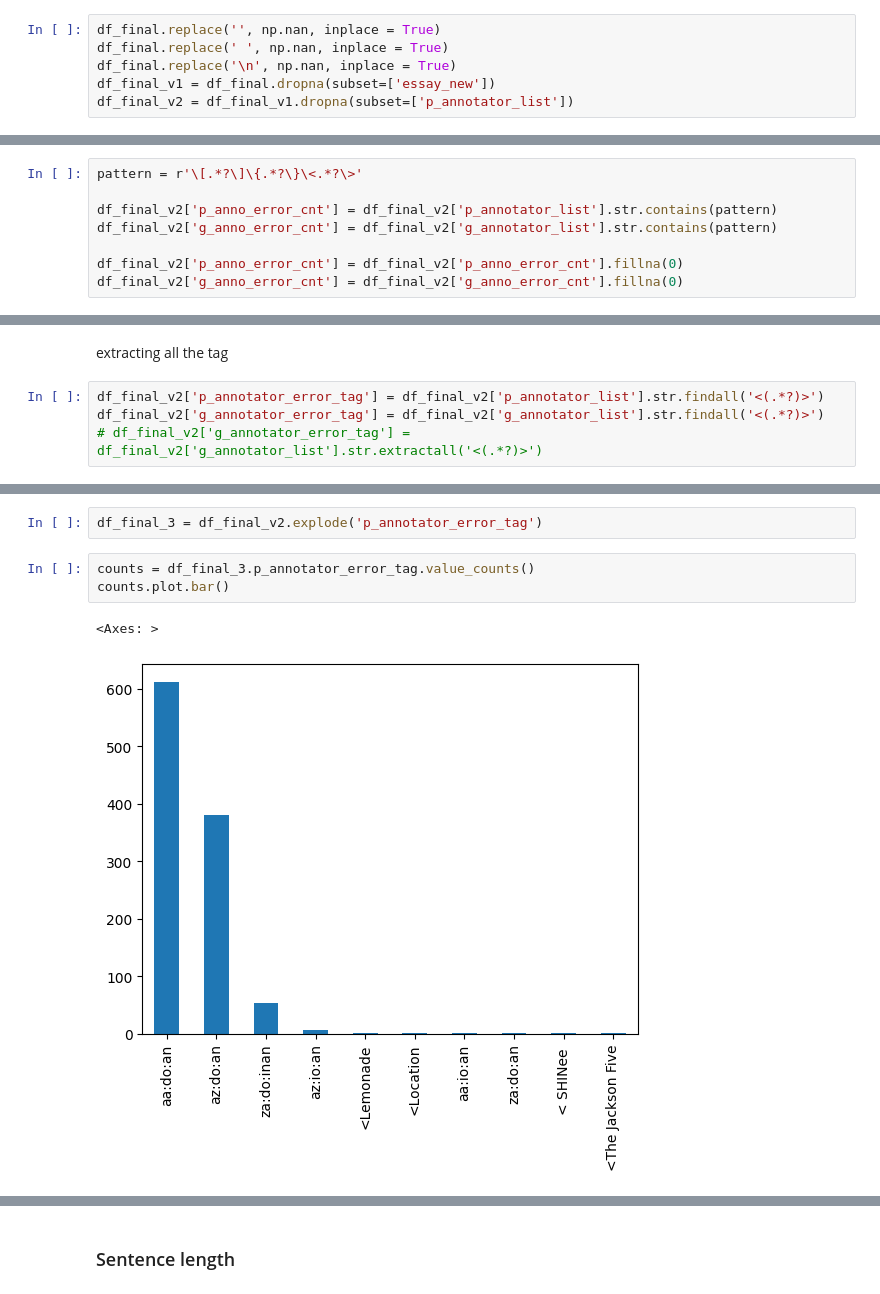
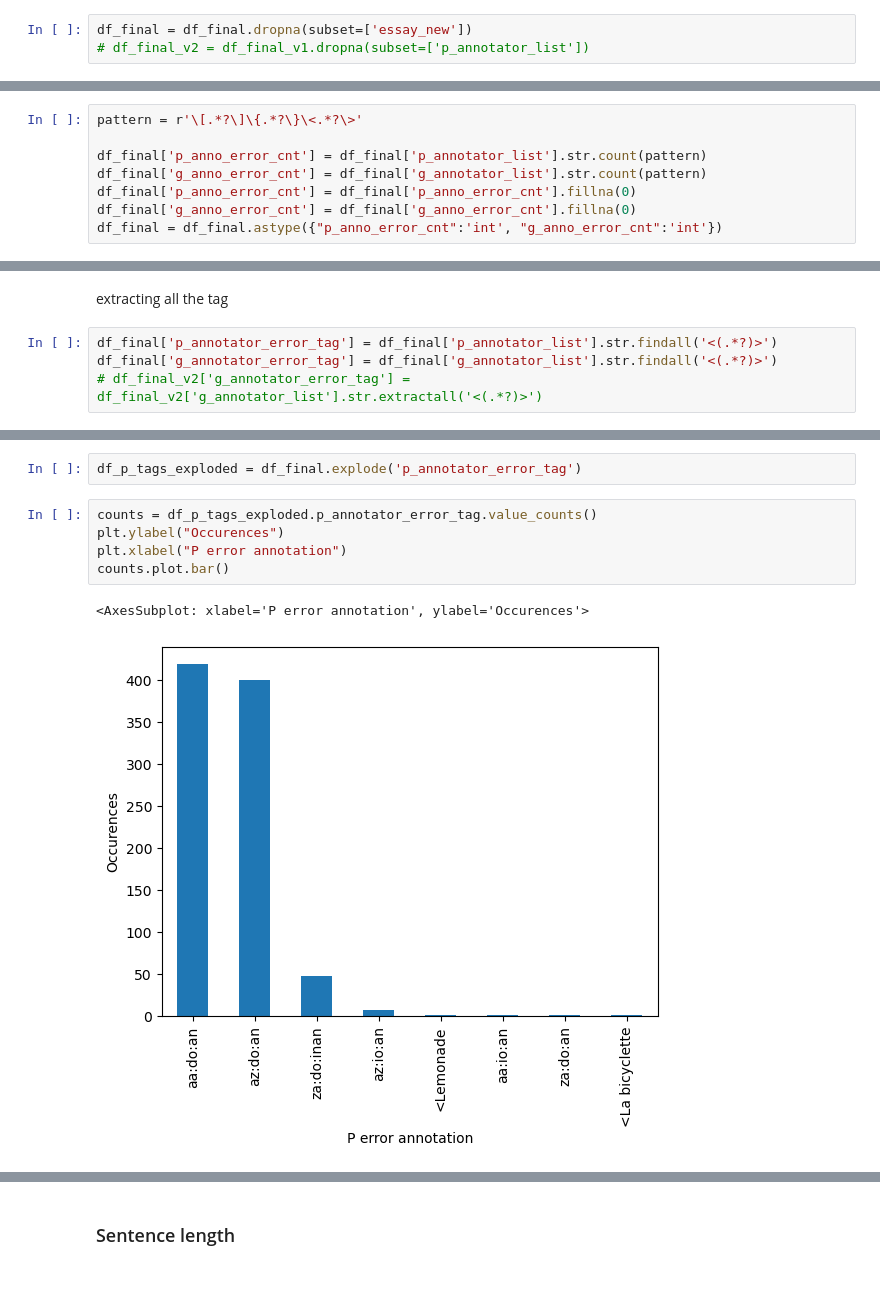
Before and after one commit to team-langbot/model_gec, a Jupyter notebook: EDA.ipynb, the cells around one changed output, grey strips where cells are left out. Saved outputs shown, nothing was run; the diff lists cells and outputs as text.

```diff
--- a/EDA.ipynb
+++ b/EDA.ipynb
@@ -491,6 +665,3 @@ df_final
 # %%
-df_final.replace('', np.nan, inplace = True)
-df_final.replace(' ', np.nan, inplace = True)
-df_final.replace('\n', np.nan, inplace = True)
-df_final_v1 = df_final.dropna(subset=['essay_new'])
-df_final_v2 = df_final_v1.dropna(subset=['p_annotator_list'])
+df_final = df_final.dropna(subset=['essay_new'])
+# df_final_v2 = df_final_v1.dropna(subset=['p_annotator_list'])
@@ -530,8 +736,8 @@ df_final_v2.to_csv('output.csv', index = False)
 # %%
 pattern = r'\[.*?\]\{.*?\}\<.*?\>'
 
-df_final_v2['p_anno_error_cnt'] = df_final_v2['p_annotator_list'].str.contains(pattern)
-df_final_v2['g_anno_error_cnt'] = df_final_v2['g_annotator_list'].str.contains(pattern)
-
-df_final_v2['p_anno_error_cnt'] = df_final_v2['p_anno_error_cnt'].fillna(0)
-df_final_v2['g_anno_error_cnt'] = df_final_v2['g_anno_error_cnt'].fillna(0)
+df_final['p_anno_error_cnt'] = df_final['p_annotator_list'].str.count(pattern)
+df_final['g_anno_error_cnt'] = df_final['g_annotator_list'].str.count(pattern)
+df_final['p_anno_error_cnt'] = df_final['p_anno_error_cnt'].fillna(0)
+df_final['g_anno_error_cnt'] = df_final['g_anno_error_cnt'].fillna(0)
+df_final = df_final.astype({"p_anno_error_cnt":'int', "g_anno_error_cnt":'int'})
@@ -591,6 +780,6 @@ plt.show()
 # %% [markdown]
 extracting all the tag
 # %%
-df_final_v2['p_annotator_error_tag'] = df_final_v2['p_annotator_list'].str.findall('<(.*?)>')
-df_final_v2['g_annotator_error_tag'] = df_final_v2['g_annotator_list'].str.findall('<(.*?)>')
+df_final['p_annotator_error_tag'] = df_final['p_annotator_list'].str.findall('<(.*?)>')
+df_final['g_annotator_error_tag'] = df_final['g_annotator_list'].str.findall('<(.*?)>')
 # df_final_v2['g_annotator_error_tag'] = df_final_v2['g_annotator_list'].str.extractall('<(.*?)>')
@@ -624,8 +802,10 @@ df_final_v2
 # %%
-df_final_3 = df_final_v2.explode('p_annotator_error_tag')
+df_p_tags_exploded = df_final.explode('p_annotator_error_tag')
 # %%
-counts = df_final_3.p_annotator_error_tag.value_counts()
+counts = df_p_tags_exploded.p_annotator_error_tag.value_counts()
+plt.ylabel("Occurences")
+plt.xlabel("P error annotation")
 counts.plot.bar()
 # %% [output]
-<Axes: >
+<AxesSubplot: xlabel='P error annotation', ylabel='Occurences'>
-[figure, old version]
+[figure, new version]
```
Also changed, not shown: parts of 80 cells of this notebook.
